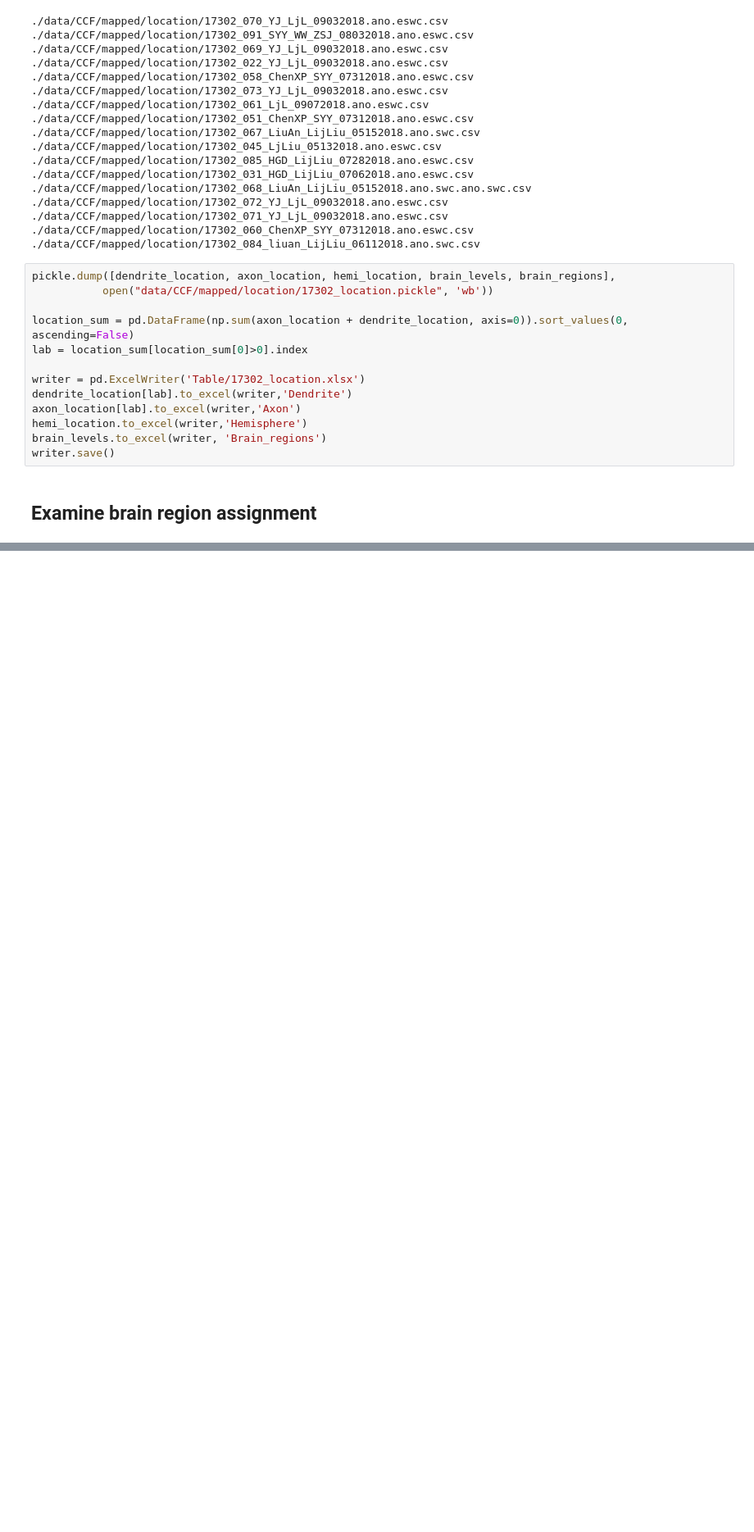
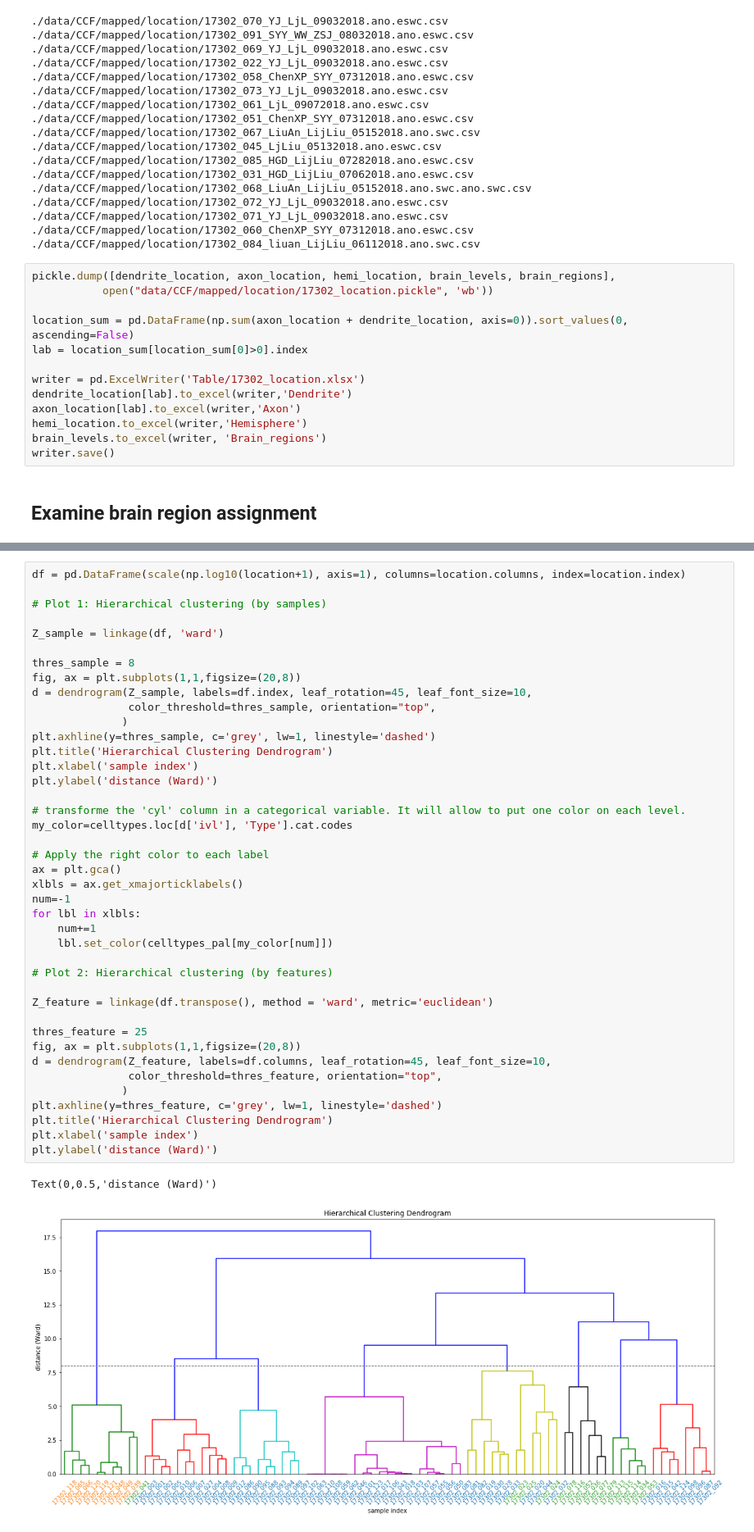
Before and after one commit to pengxie-bioinfo/Morph_analysis, a Jupyter notebook: Brain_regions.ipynb, the cells around one changed output, grey strips where cells are left out. Shown: that part at 82% size. Saved outputs shown, nothing was run; the diff lists cells and outputs as text; blank space fills up the shorter version.

```diff
--- a/Brain_regions.ipynb
+++ b/Brain_regions.ipynb
@@ -273,0 +315,44 @@ Regions used:    16
+# %%
+df = pd.DataFrame(scale(np.log10(location+1), axis=1), columns=location.columns, index=location.index)
+
+# Plot 1: Hierarchical clustering (by samples)
+
+Z_sample = linkage(df, 'ward')
+
+thres_sample = 8
+fig, ax = plt.subplots(1,1,figsize=(20,8))
+d = dendrogram(Z_sample, labels=df.index, leaf_rotation=45, leaf_font_size=10,
+               color_threshold=thres_sample, orientation="top",
+              )
+plt.axhline(y=thres_sample, c='grey', lw=1, linestyle='dashed')
+plt.title('Hierarchical Clustering Dendrogram')
+plt.xlabel('sample index')
+plt.ylabel('distance (Ward)')
+
+# transforme the 'cyl' column in a categorical variable. It will allow to put one color on each level.
+my_color=celltypes.loc[d['ivl'], 'Type'].cat.codes
+
+# Apply the right color to each label
+ax = plt.gca()
+xlbls = ax.get_xmajorticklabels()
+num=-1
+for lbl in xlbls:
+    num+=1
+    lbl.set_color(celltypes_pal[my_color[num]])
+
+# Plot 2: Hierarchical clustering (by features)
+
+Z_feature = linkage(df.transpose(), method = 'ward', metric='euclidean')
+
+thres_feature = 25
+fig, ax = plt.subplots(1,1,figsize=(20,8))
+d = dendrogram(Z_feature, labels=df.columns, leaf_rotation=45, leaf_font_size=10,
+               color_threshold=thres_feature, orientation="top",
+              )
+plt.axhline(y=thres_feature, c='grey', lw=1, linestyle='dashed')
+plt.title('Hierarchical Clustering Dendrogram')
+plt.xlabel('sample index')
+plt.ylabel('distance (Ward)')
+# %% [output]
+Text(0,0.5,'distance (Ward)')
+[figure, added]
```
Also changed, not shown: parts of 13 cells of this notebook, 15 other files.
